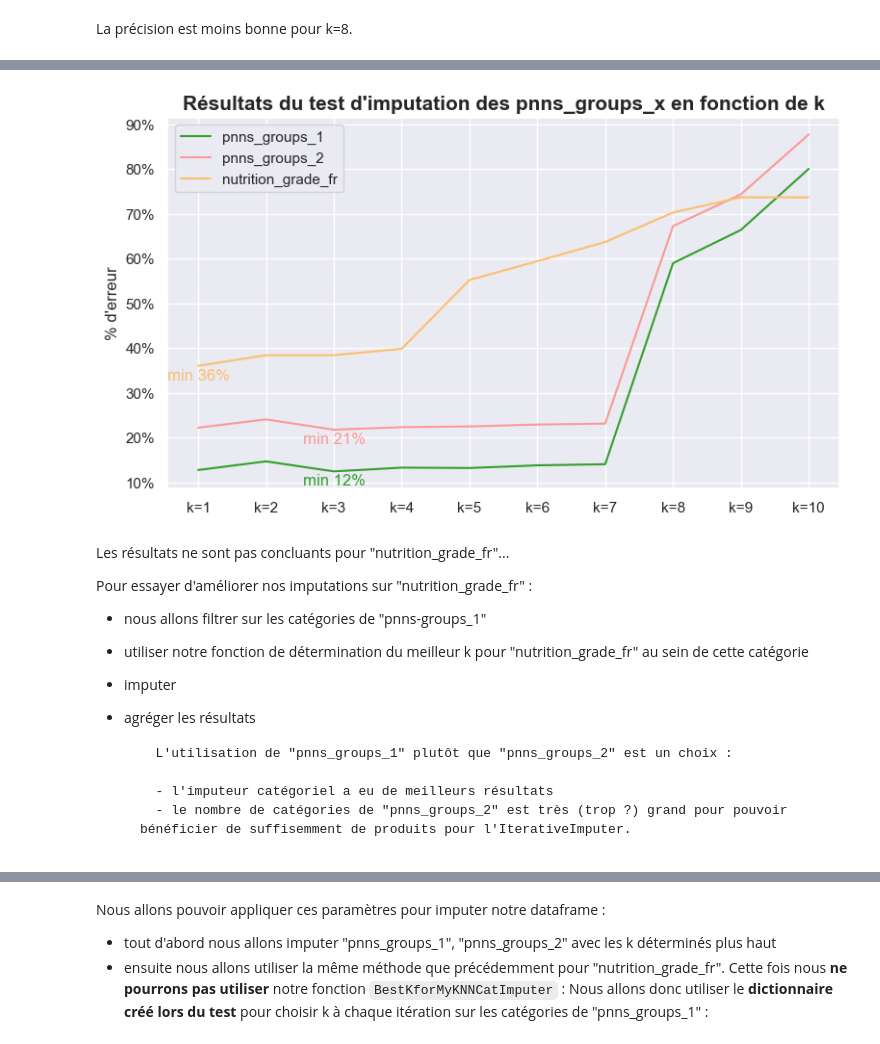
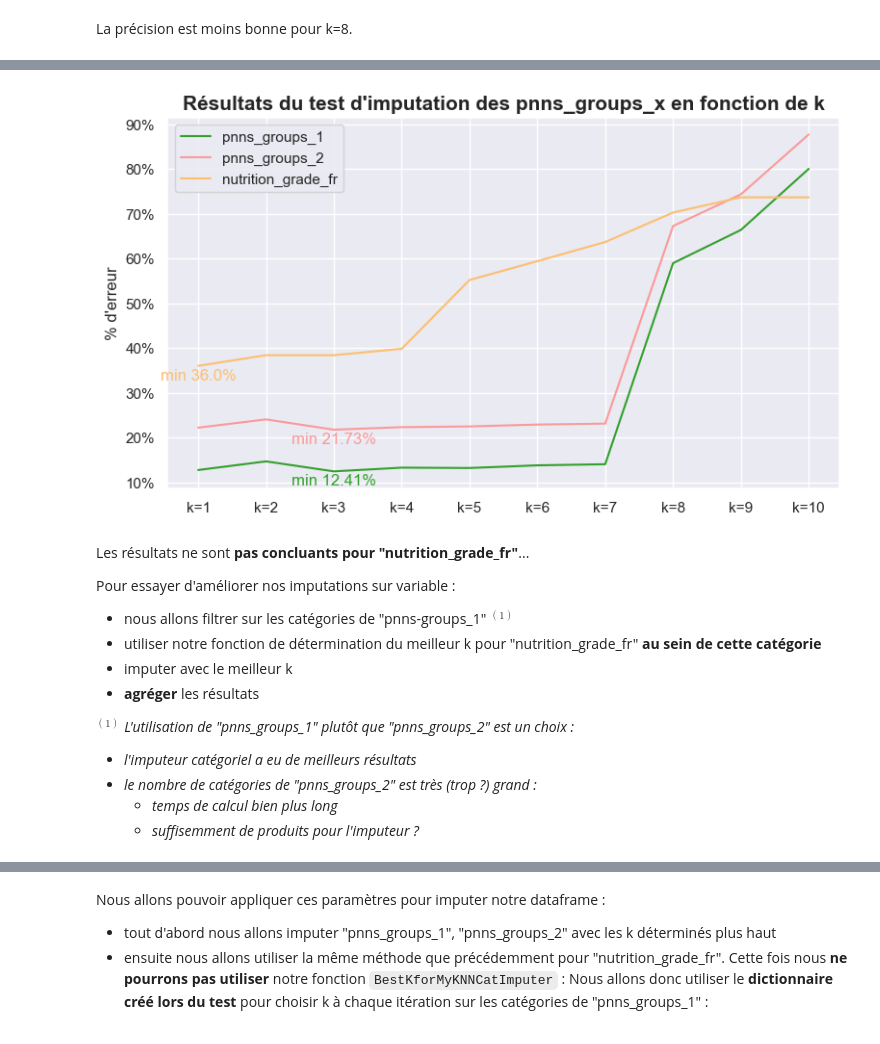
Before and after one commit to ClementPatin/OC-P3, a Jupyter notebook: Patin_Clement_1_notebook_052023.ipynb, the cells around one changed output, grey strips where cells are left out. Drawn from its saved outputs; the diff is of its cells as text; code cells hidden in the pictures.

```diff
--- a/Patin_Clement_1_notebook_052023.ipynb
+++ b/Patin_Clement_1_notebook_052023.ipynb
@@ -2202,47 +2204,48 @@ fig,axs=plt.subplots(1,figsize=(9,5))
 
 
 # draw a lineplot for each pnns
 for i,catCol in enumerate(errors.columns.tolist()) :
     sns.lineplot(
         data=errors,
         y=errors[catCol],
         x=errors.index.tolist(),
         ax=axs,
         color=foodPaletteDict[catCol.split("_",1)[1]],
         label=catCol.split("_",1)[1]
     )
 
     # put the best error percentage on each line
     axs.text(
         x=errors[catCol].idxmin(axis=0),
         y=errors[catCol].min()-0.005,
-        s="min "+str(int(errors[catCol].min()*100))+"%",
+        s="min "+str(round(errors[catCol].min()*100,2))+"%",
         color=foodPaletteDict[catCol.split("_",1)[1]],
         ha="center",
         va="top"
     )
 
 
 axs.set_ylabel("% d'erreur") # set y label
 axs.yaxis.set_major_formatter(mtick.PercentFormatter(xmax=1)) # use matplotlib.ticker to format y axis as percent
 plt.title("Résultats du test d'imputation des pnns_groups_x en fonction de k", fontweight="bold",fontsize=15) # set title
 
 
 plt.show()
 # %% [output]
-[figure, old version]
+[figure, new version]
 # %% [markdown]
-Les résultats ne sont pas concluants pour "nutrition_grade_fr"...
+Les résultats ne sont **pas concluants pour "nutrition_grade_fr"**...
 
-Pour essayer d'améliorer nos imputations sur "nutrition_grade_fr" :
-- nous allons filtrer sur les catégories de "pnns-groups_1"
-- utiliser notre fonction de détermination du meilleur k pour "nutrition_grade_fr" au sein de cette catégorie
-- imputer
-- agréger les résultats
+Pour essayer d'améliorer nos imputations sur variable :
+- nous allons filtrer sur les catégories de "pnns-groups_1" $ ^{(1)} $
+- utiliser notre fonction de détermination du meilleur k pour "nutrition_grade_fr" **au sein de cette catégorie**
+- imputer avec le meilleur k
+- **agréger** les résultats
 
-        L'utilisation de "pnns_groups_1" plutôt que "pnns_groups_2" est un choix :
-
-        - l'imputeur catégoriel a eu de meilleurs résultats
-        - le nombre de catégories de "pnns_groups_2" est très (trop ?) grand pour pouvoir bénéficier de suffisemment de produits pour l'IterativeImputer.
+*$ ^{(1)} $ L'utilisation de "pnns_groups_1" plutôt que "pnns_groups_2" est un choix :*
+- *l'imputeur catégoriel a eu de meilleurs résultats*
+- *le nombre de catégories de "pnns_groups_2" est très (trop ?) grand :*
+    - *temps de calcul bien plus long*
+    - *suffisemment de produits pour l'imputeur ?*
 # %%
 %%time
```
Also changed, not shown: parts of 53 cells of this notebook.
